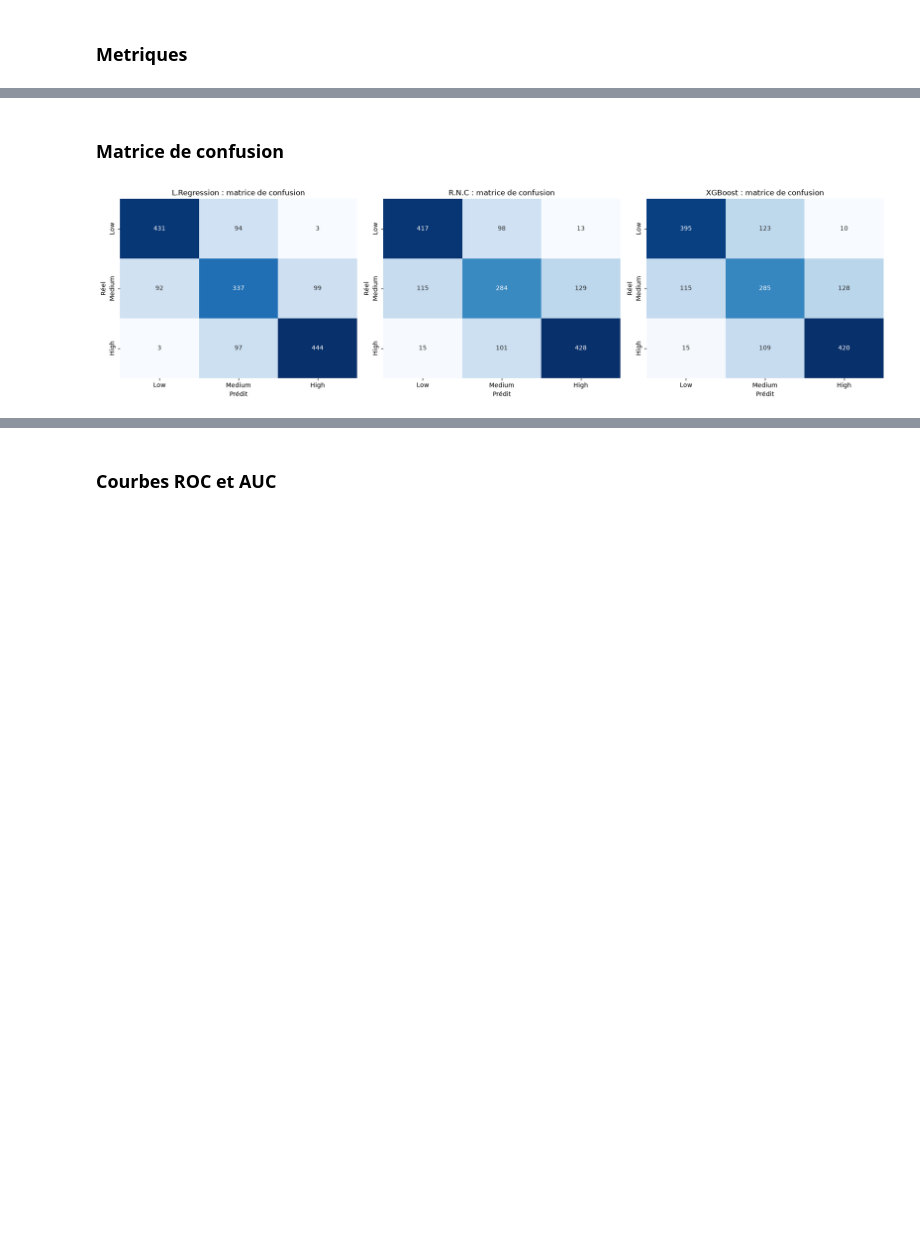
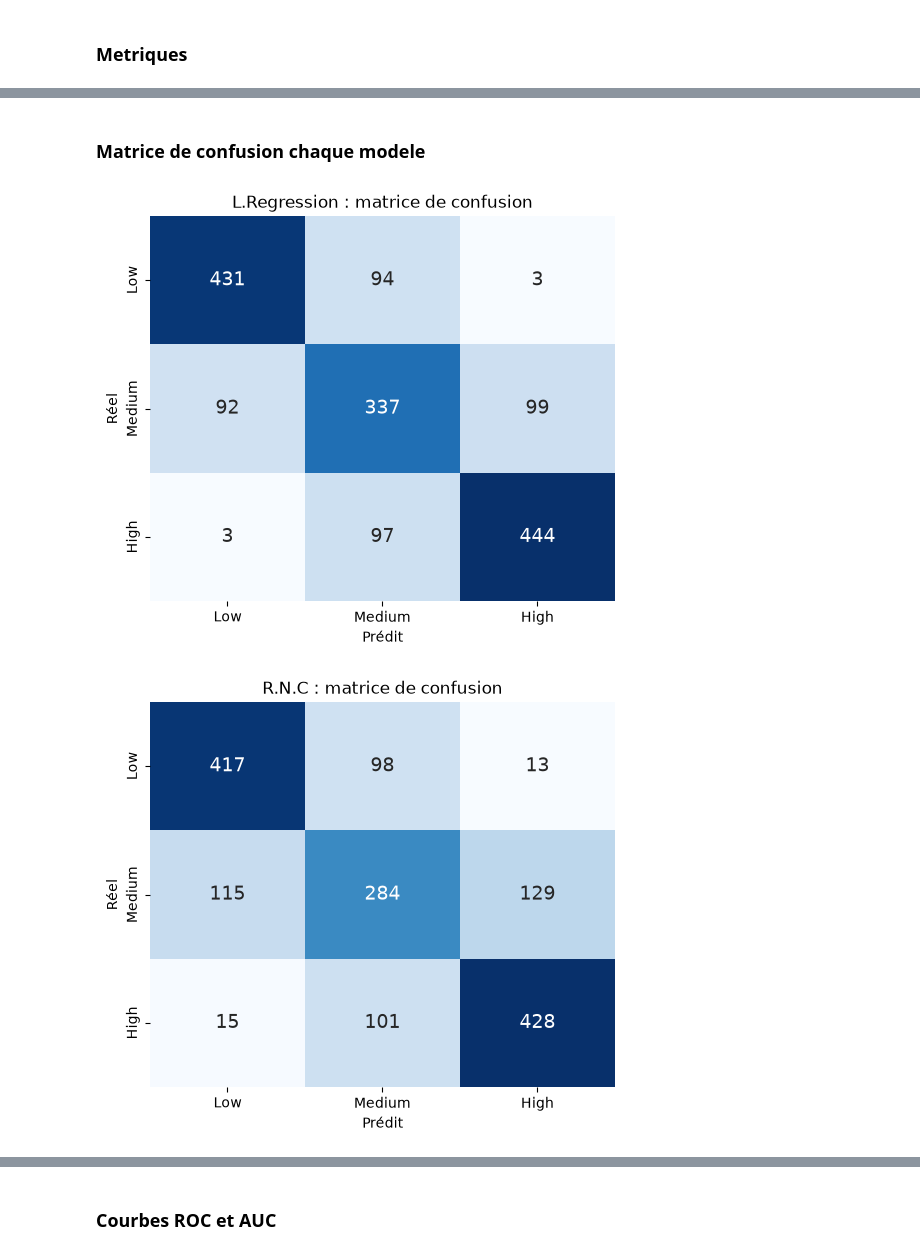
Before and after one commit to Oumohgh/Projet_Croisee, a Jupyter notebook: notebook/preprocessing.ipynb, the cells around one changed output, grey strips where cells are left out. Cells and saved outputs as stored; diff of their text form; code cells hidden in the pictures; blank space fills up the shorter version.

```diff
--- a/notebook/preprocessing.ipynb
+++ b/notebook/preprocessing.ipynb
@@ -278,10 +281,10 @@ from sklearn.metrics import (accuracy_score, precision_score, recall_score, f1_s
 modeles = {
     "L.Regression": LogisticRegression(max_iter=2000),
     "R.N.C": RandomForestClassifier(n_estimators=200, random_state=42),
-    "XGBoost": XGBClassifier(eval_metric="mlogloss", n_estimators=200,random_state=42),
+    "XGBoost": XGBClassifier(eval_metric="mlogloss", random_state=42),
 }
 
-
+# Chaque modèle reçoit sa propre copie du prétraitement
 pipelines = {
     nom: Pipeline([("pretraitement", clone(pretraitement)), ("modele", modele)])
     for nom, modele in modeles.items()
@@ -289,13 +292,13 @@ pipelines = {
 # %% [markdown]
 ### validation croisee (5 )
 # %%
-V_croise = StratifiedKFold(n_splits=5, shuffle=True, random_state=42)
+validationCroisee = StratifiedKFold(n_splits=5, shuffle=True, random_state=42)
 
 predictions = {}
 for nom, pipe in pipelines.items():
-
-    probabilites = cross_val_predict(pipe, X_train, y_train, cv=V_croise, method="predict_proba")
+    # le prétraitement est ré-appris à chaque pli : pas de data leakage
+    probabilites = cross_val_predict(pipe, X_train, y_train, cv=validationCroisee, method="predict_proba")
     predictions[nom] = {"proba": probabilites, "classe": probabilites.argmax(axis=1)}
 
-print("Predictions calculees pour :", list(predictions))
+print("Prédictions calculées pour :", list(predictions))
 # %% [output]
@@ -348,17 +353,16 @@ weighted avg      0.686     0.688     0.687      1600
 # %% [markdown]
-### Matrice de confusion
+### Matrice de confusion chaque modele
 # %%
-fig, axes = pt.subplots(1, len(predictions), figsize=(18, 5))
-for ax, (nom, p) in zip(axes, predictions.items()):
+for nom, p in predictions.items():
     matrice = confusion_matrix(y_train, p["classe"])
 
-    sn.heatmap(matrice, annot=True, fmt="d", cmap="Blues", ax=ax,
+    pt.figure(figsize=(6, 5))
+    sn.heatmap(matrice, annot=True, fmt="d", cmap="Blues", annot_kws={"size": 14},
                xticklabels=labelsRisque, yticklabels=labelsRisque, cbar=False)
-    ax.set_title(f"{nom} : matrice de confusion")
-    ax.set_xlabel("Prédit")
-    ax.set_ylabel("Réel")
-
-pt.tight_layout()
-pt.show()
+    pt.title(f"{nom} : matrice de confusion")
+    pt.xlabel("Prédit")
+    pt.ylabel("Réel")
+    pt.show()
 # %% [output]
-[figure, old version]
+[figure, new version]
+[figure, added]
```
Also changed, not shown: parts of 22 cells of this notebook.
